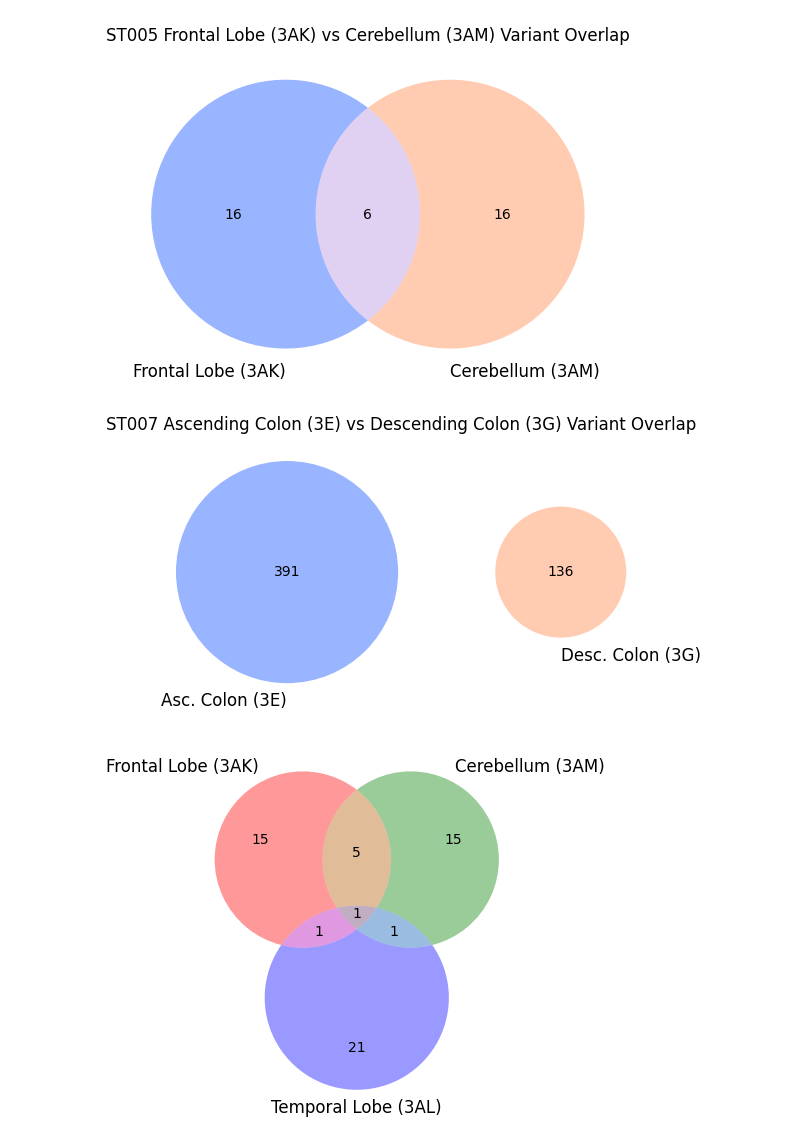
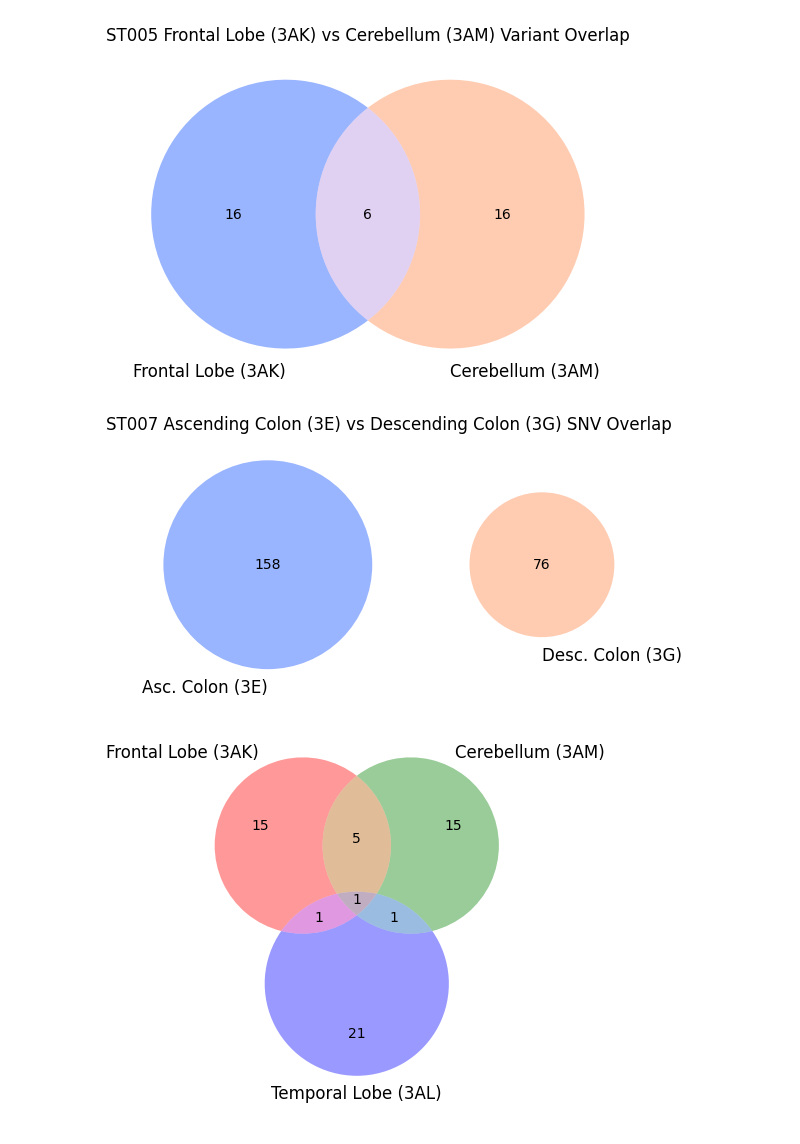
Before and after one commit to stefinfection/altair_viz, a Jupyter notebook: donor_tissue/plot.ipynb, the cells around one changed output. Cells and saved outputs as stored; diff of their text form; code cells hidden in the pictures.

```diff
--- a/donor_tissue/plot.ipynb
+++ b/donor_tissue/plot.ipynb
@@ -57,20 +57,21 @@ chart
 # %%
 # library
 import matplotlib.pyplot as plt
 from matplotlib_venn import venn2
 
 # brain smht005
 venn2(subsets = (16, 16, 6), set_labels = ('Frontal Lobe (3AK)', 'Cerebellum (3AM)'), set_colors=('#0046FF', '#FF8040'))
 plt.title("ST005 Frontal Lobe (3AK) vs Cerebellum (3AM) Variant Overlap")
 plt.show()
 
-# colon smht005
-venn2(subsets = (391, 136, 0), set_labels = ('Asc. Colon (3E)', 'Desc. Colon (3G)'), set_colors=('#0046FF', '#FF8040'))
-plt.title("ST007 Ascending Colon (3E) vs Descending Colon (3G) Variant Overlap")
+# colon
+# venn2(subsets = (391, 136, 0), set_labels = ('Asc. Colon (3E)', 'Desc. Colon (3G)'), set_colors=('#0046FF', '#FF8040')) # - all counts
+venn2(subsets = (158, 76, 0), set_labels = ('Asc. Colon (3E)', 'Desc. Colon (3G)'), set_colors=('#0046FF', '#FF8040')) # - snv counts
+plt.title("ST007 Ascending Colon (3E) vs Descending Colon (3G) SNV Overlap")
 plt.show()
 # %% [output]
 [figure]
-[figure, old version]
+[figure, new version]
 # %%
 from matplotlib_venn import venn3
 
```
Also changed, not shown: parts of 10 cells of this notebook.
